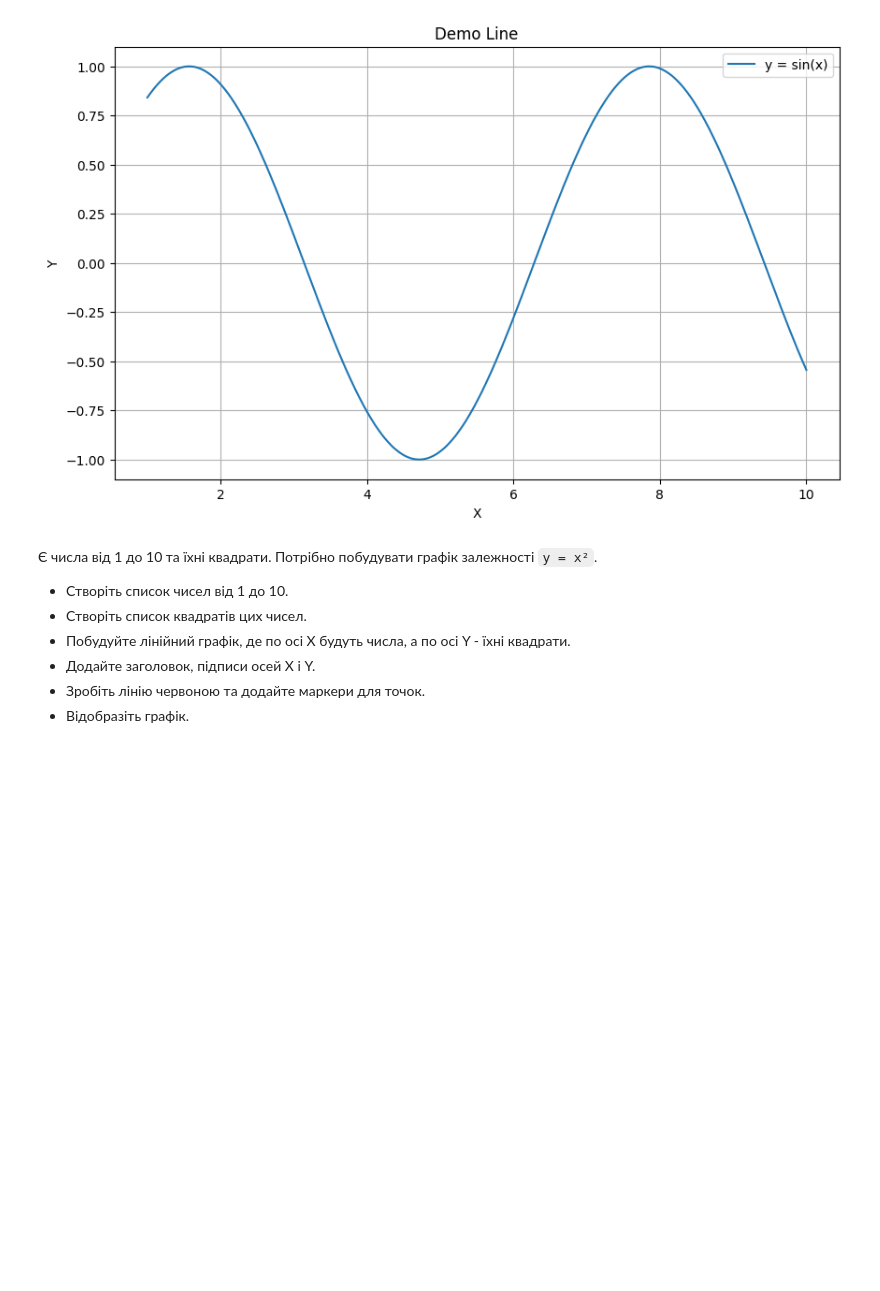
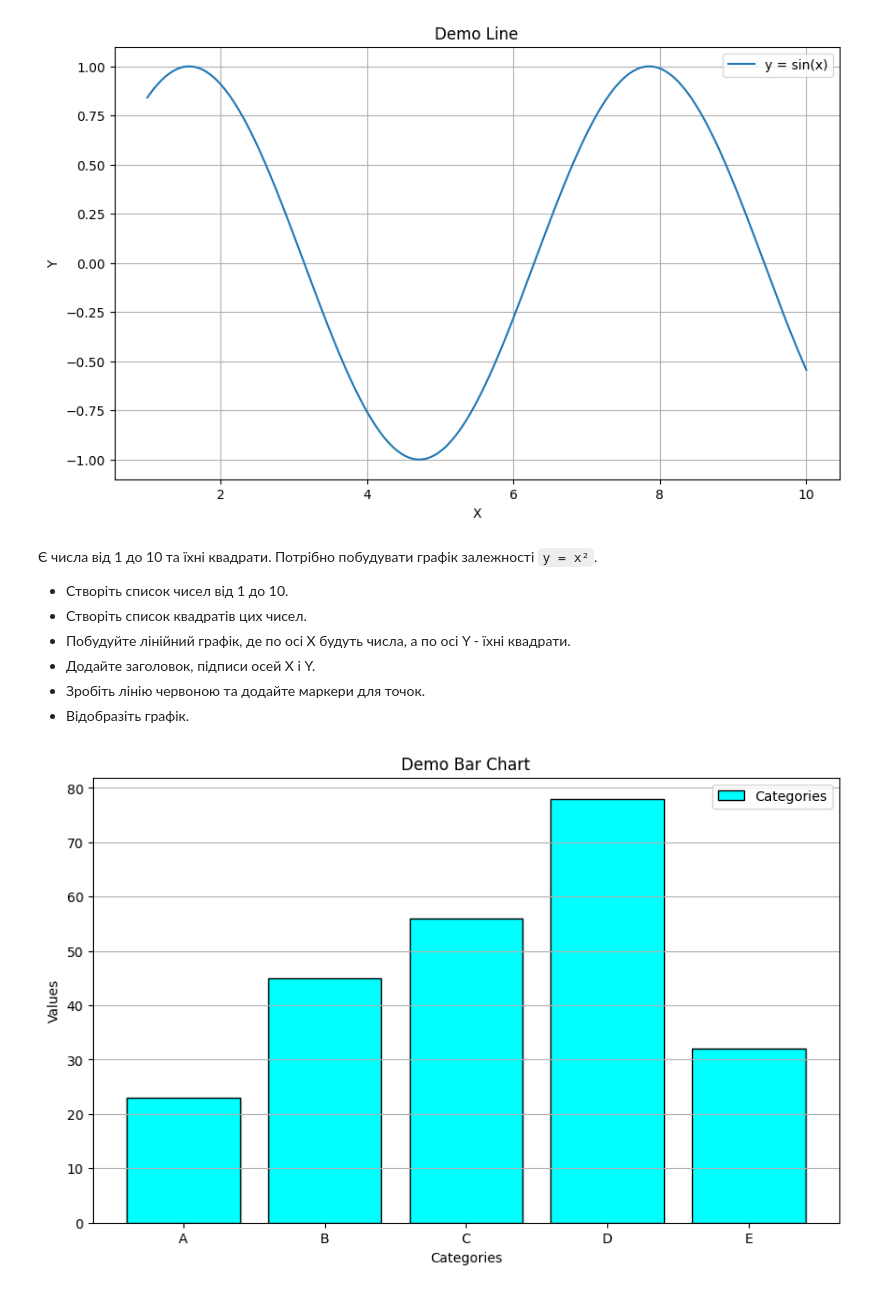
Before and after one commit to dmitriy-shtefan/python-ai, a Jupyter notebook: заняття_4/notebooks/notebook.ipynb, the cells around one changed output. Drawn from its saved outputs; the diff is of its cells as text; code cells hidden in the pictures; blank space fills up the shorter version.

```diff
--- a/заняття_4/notebooks/notebook.ipynb
+++ b/заняття_4/notebooks/notebook.ipynb
@@ -65,0 +72,14 @@ axes.grid(True)
+# %%
+categories = ['A', 'B', 'C', 'D', 'E']
+values = [23, 45, 56, 78, 32]
+# %%
+fig, axes = plt.subplots(figsize=(10, 6))
+
+axes.bar(categories, values, color='cyan', edgecolor='#000000', label='Categories')
+axes.set_title('Demo Bar Chart')
+axes.set_xlabel('Categories')
+axes.set_ylabel('Values')
+axes.legend()
+axes.grid(True, axis='y')
+# %% [output]
+[figure, added]
```
Also changed, not shown: parts of 7 cells of this notebook, 1 other file.
